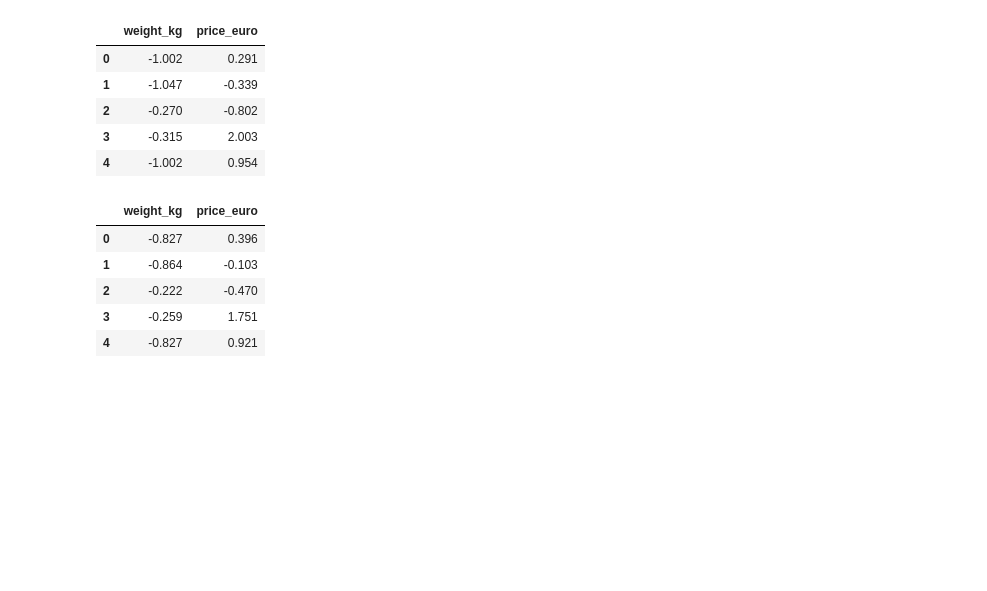
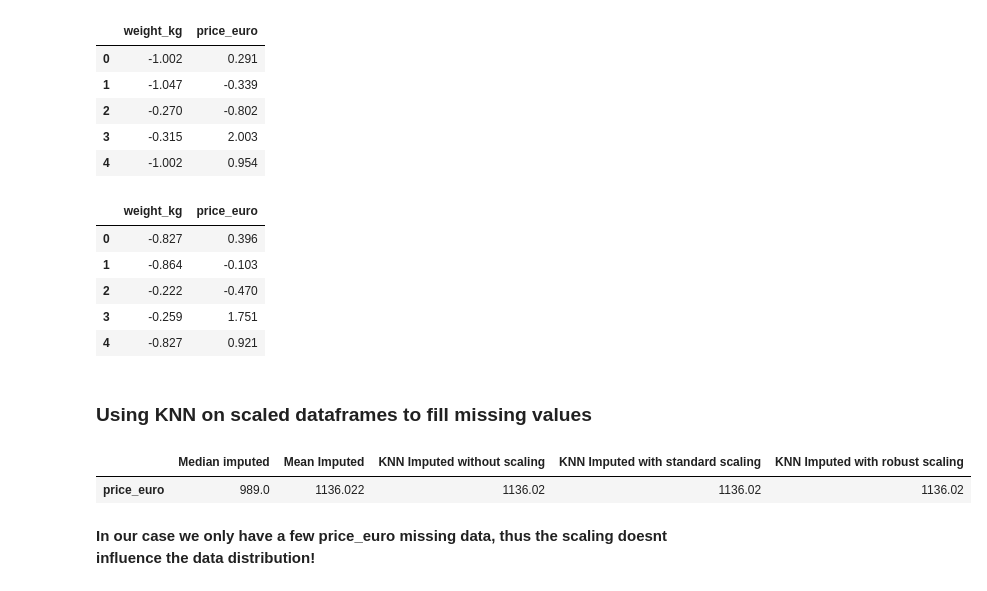
Before and after one commit to urosgodnov/BigData, a Jupyter notebook: Machine_Learning_with_Python_2_EDA.ipynb, the cells around one changed output. Drawn from its saved outputs; the diff is of its cells as text; code cells hidden in the pictures; blank space fills up the shorter version.

```diff
--- a/Machine_Learning_with_Python_2_EDA.ipynb
+++ b/Machine_Learning_with_Python_2_EDA.ipynb
@@ -548,7 +556,18 @@ df_imputeKNN_standard.head()
 # %%
 from sklearn.preprocessing import RobustScaler
 
-df_imputeKNN_robust=df_imputeKNN.copy()
+df_imputeKNN_robust=df.copy()
+
+df_imputeKNN_robust = clean_names(df_imputeKNN_robust)
+
+# Identify categorical and numerical columns
+categorical_cols = df_imputeKNN_robust.select_dtypes(include=['object']).columns
+numeric_cols = df_imputeKNN_robust.select_dtypes(include=[np.number]).columns
+
+# Impute categorical columns with SimpleImputer
+categorical_imputer = SimpleImputer(strategy='most_frequent')
+df_imputeKNN_robust[categorical_cols] = categorical_imputer.fit_transform(df_imputeKNN_robust[categorical_cols])
+
 
 robust_scaler=RobustScaler()
 
@@ -594,0 +612,36 @@ ust
+# %% [markdown]
+### Using KNN on scaled dataframes to fill missing values
+# %%
+import pandas as pd
+from sklearn.impute import KNNImputer
+
+numeric_imputer = KNNImputer(n_neighbors=5)
+
+
+# Inverse transform the scaled numeric columns
+df_imputeKNN_standard[numeric_cols] = pd.DataFrame(
+    scaler.inverse_transform(df_imputeKNN_standard[numeric_cols]),
+    columns=numeric_cols,
+    index=df_imputeKNN_standard.index
+)
+
+df_imputeKNN_robust[numeric_cols] = pd.DataFrame(
+    robust_scaler.inverse_transform(df_imputeKNN_robust[numeric_cols]),
+    columns=numeric_cols,
+    index=df_imputeKNN_robust.index
+)
+# %%
+comparison_df = pd.DataFrame({
+    'Median imputed': dfClean['price_euro'].median(),
+    'Mean Imputed': dfClean['price_euro'].mean(),
+    'KNN Imputed without scaling': df_imputeKNN.iloc[1226,],
+    'KNN Imputed with standard scaling': df_imputeKNN_standard.iloc[1226,],
+    'KNN Imputed with robust scaling': df_imputeKNN_robust.iloc[1226,]
+}, index=['price_euro'])
+
+comparison_df
+# %% [output]
+|  | Median imputed | Mean Imputed | KNN Imputed without scaling | KNN Imputed with standard scaling | KNN Imputed with robust scaling |
+| price_euro | 989.0 | 1136.022 | 1136.02 | 1136.02 | 1136.02 |
+# %% [markdown]
+**In our case we only have a few price_euro missing data, thus the scaling doesnt influence the data distribution!**
```
Also changed, not shown: parts of 2 cells of this notebook.
